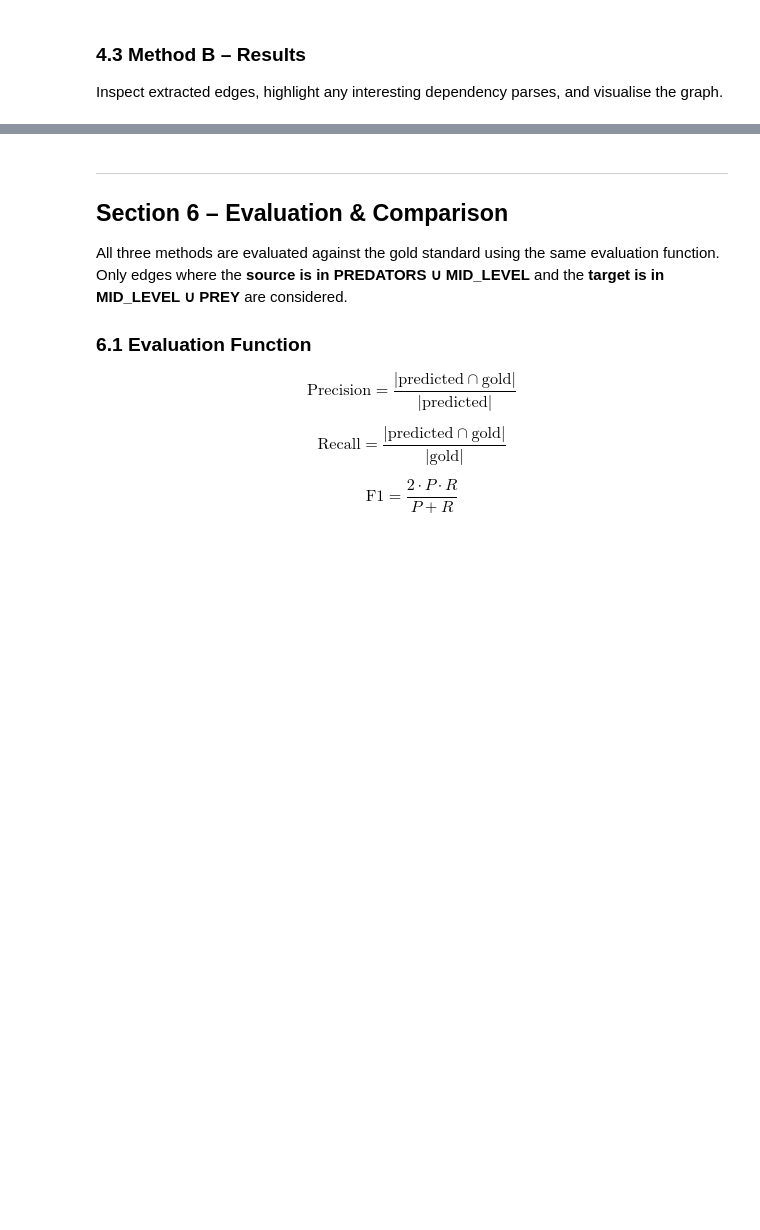
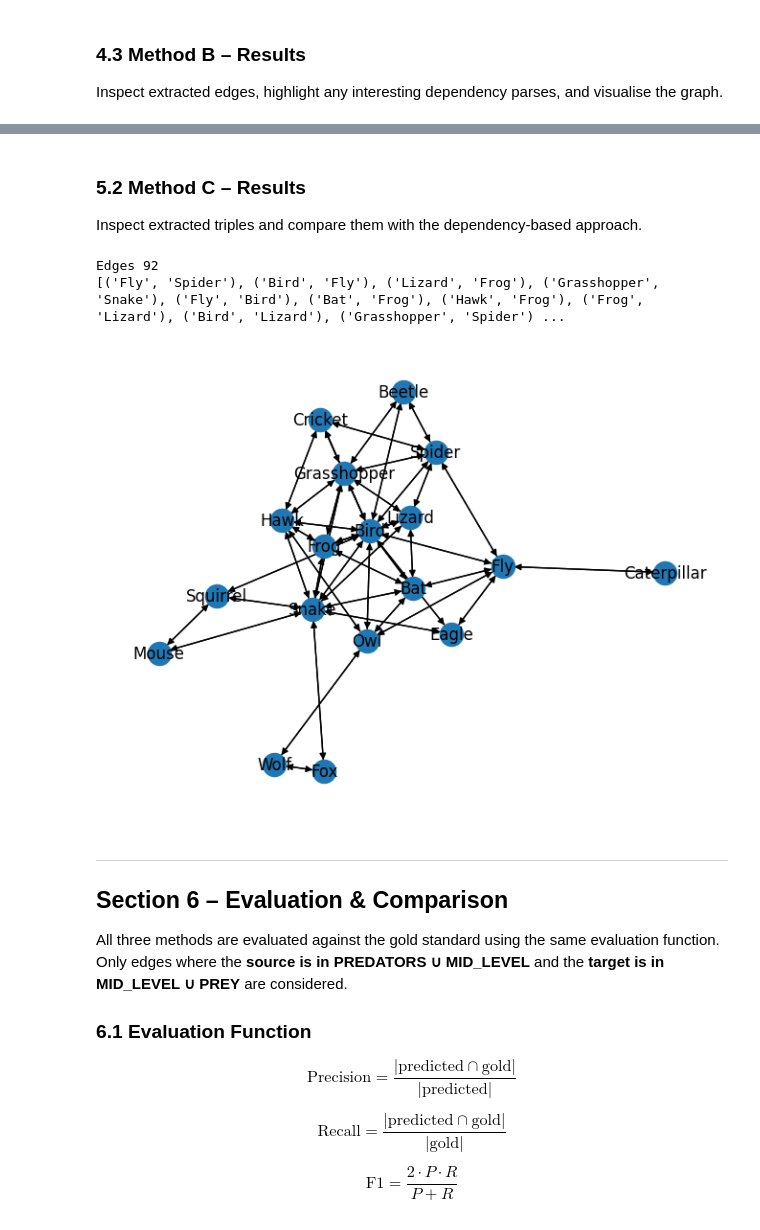
Before and after one commit to MAI-Glockchen/Natural_Language_Processing, a Jupyter notebook: Project2/Code/who_hunts_who.ipynb, the cells around one changed output, grey strips where cells are left out. Saved outputs shown, nothing was run; the diff lists cells and outputs as text; code cells hidden in the pictures; blank space fills up the shorter version.

```diff
--- a/Project2/Code/who_hunts_who.ipynb
+++ b/Project2/Code/who_hunts_who.ipynb
@@ -488,3 +582,42 @@ pass
+# %%
+t0=time.time()
+
+OPENIE_PATTERNS = [
+    r'(\b[A-Z][a-z]+\b).*?(eats|feeds on|hunts|preys on|consumes).*?(\b[A-Z][a-z]+\b)'
+]
+
+edges_C=set()
+
+for animal, data in wiki_corpus.items():
+    text = data.get("text","")
+    for sent in re.split(r'(?<=[.!?])\s+', text):
+        s = sent.lower()
+        for predator in ALL_ANIMALS:
+            if predator.lower() not in s:
+                continue
+            for prey in ALL_ANIMALS:
+                if predator == prey:
+                    continue
+                if prey.lower() not in s:
+                    continue
+                if any(k in s for k in ["eat","feeds on","hunt","prey on","consume"]):
+                    edges_C.add((predator, prey))
+
+time_C=time.time()-t0
+
+graph_C = nx.DiGraph()
+graph_C.add_edges_from(edges_C)
+# %% [markdown]
+### 5.2 Method C – Results
+
+Inspect extracted triples and compare them with the dependency-based approach.
+# %%
+print('Edges',len(edges_C)); print(list(edges_C)[:20])
+nx.draw(graph_C,nx.spring_layout(graph_C,seed=3),with_labels=True)
+# %% [output]
+Edges 92
+[('Fly', 'Spider'), ('Bird', 'Fly'), ('Lizard', 'Frog'), ('Grasshopper', 'Snake'), ('Fly', 'Bird'), ('Bat', 'Frog'), ('Hawk', 'Frog'), ('Frog', 'Lizard'), ('Bird', 'Lizard'), ('Grasshopper', 'Spider') ...
+[figure, added]
 # %% [markdown]
 ---
 ## Section 6 – Evaluation & Comparison
```
Also changed, not shown: parts of 48 cells of this notebook.
